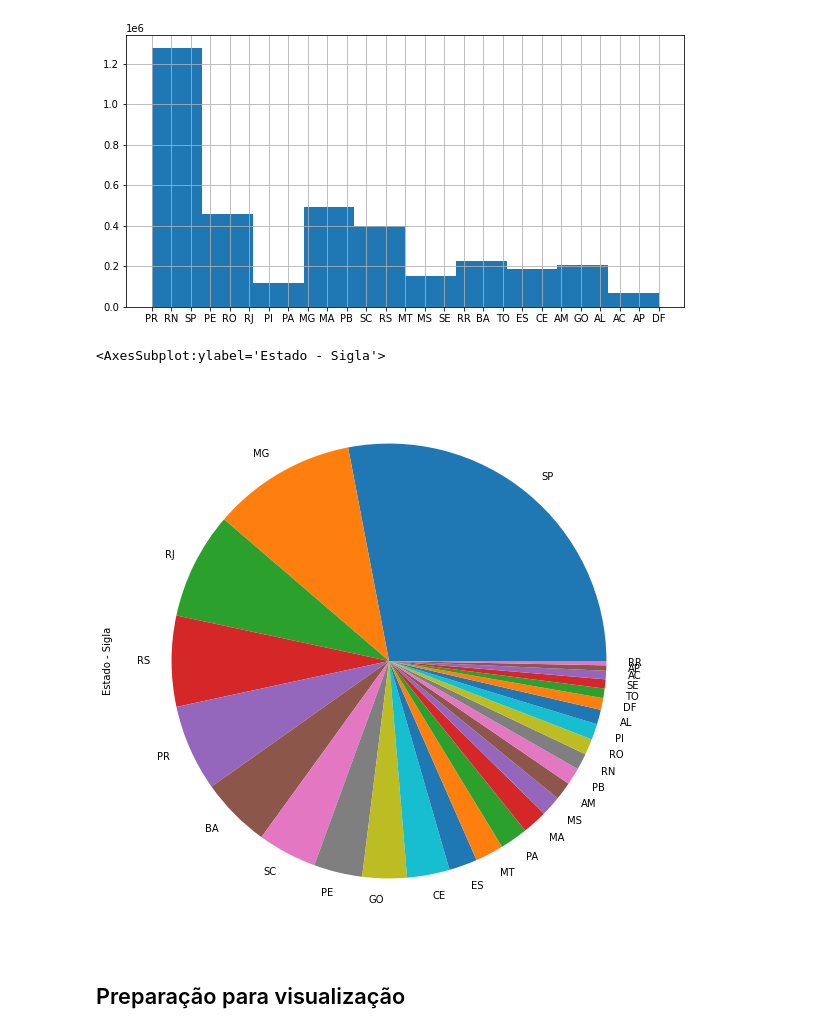
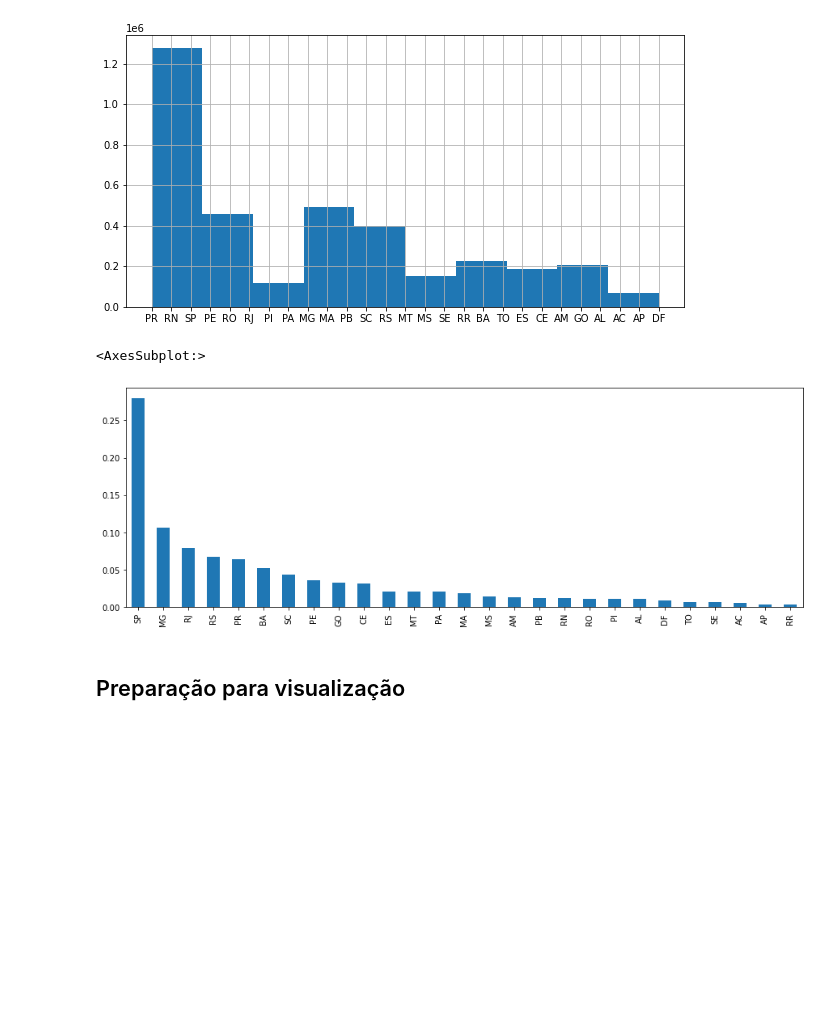
Before and after one commit to ednaelxd/residencia, a Jupyter notebook: gas_separado.ipynb, the cells around one changed output. Cells and saved outputs as stored; diff of their text form; code cells hidden in the pictures; blank space fills up the shorter version.

```diff
--- a/gas_separado.ipynb
+++ b/gas_separado.ipynb
@@ -49,10 +49,11 @@ df_gas['Estado - Sigla'].hist(figsize=(10,5))
 <AxesSubplot:>
 [figure]
 # %%
-(df_gas['Estado - Sigla'].value_counts()/3581643).plot.pie(figsize=(10,10))
+(df_gas['Estado - Sigla'].value_counts()/3581643).plot.bar(figsize=(15,5))
+#colocar em cima de cada barra o valor percentual
 # %% [output]
-<AxesSubplot:ylabel='Estado - Sigla'>
+<AxesSubplot:>
-[figure, old version]
+[figure, new version]
 # %% [markdown]
 ## Preparação para visualização
 # %%
```
Also changed, not shown: parts of 4 cells of this notebook, 2 other files.
